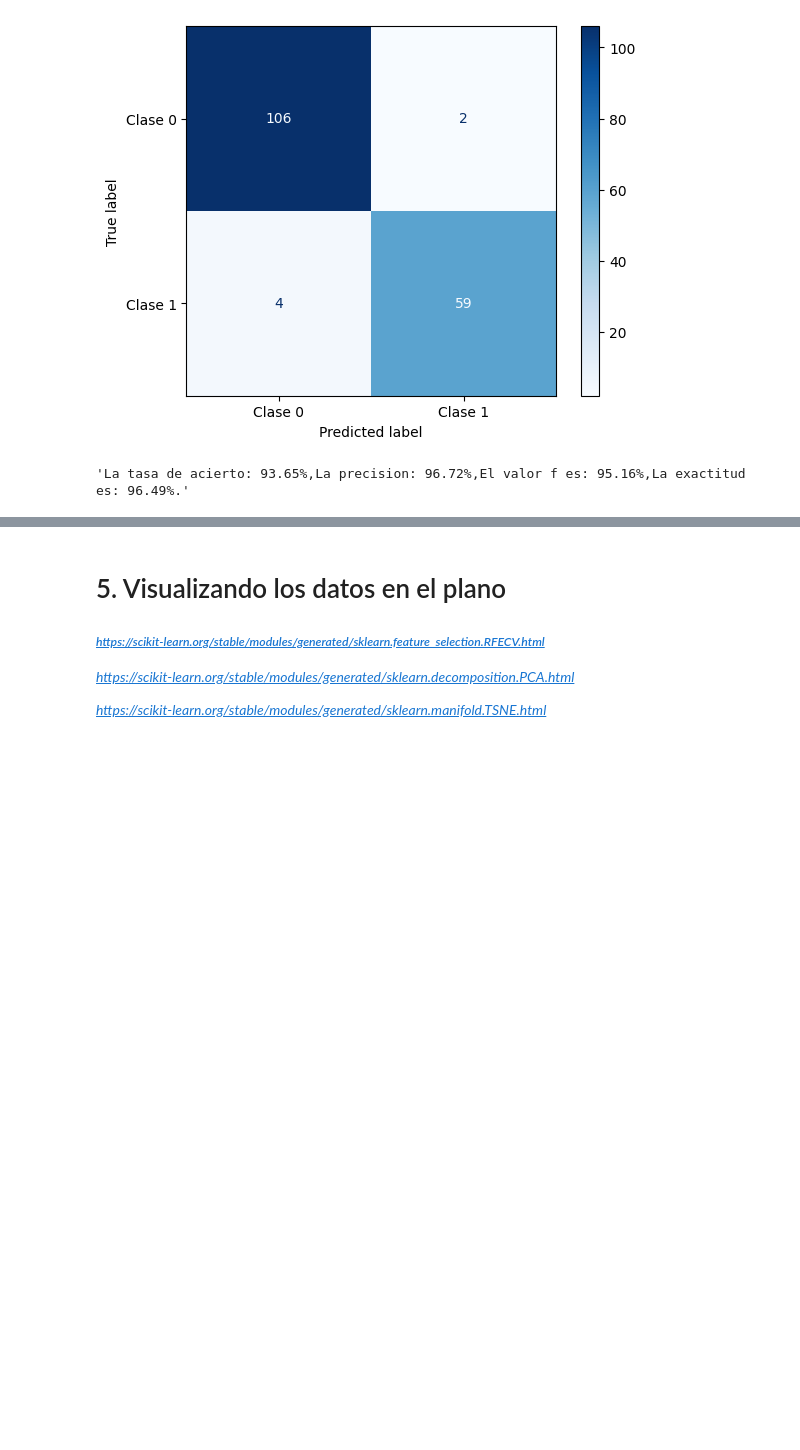
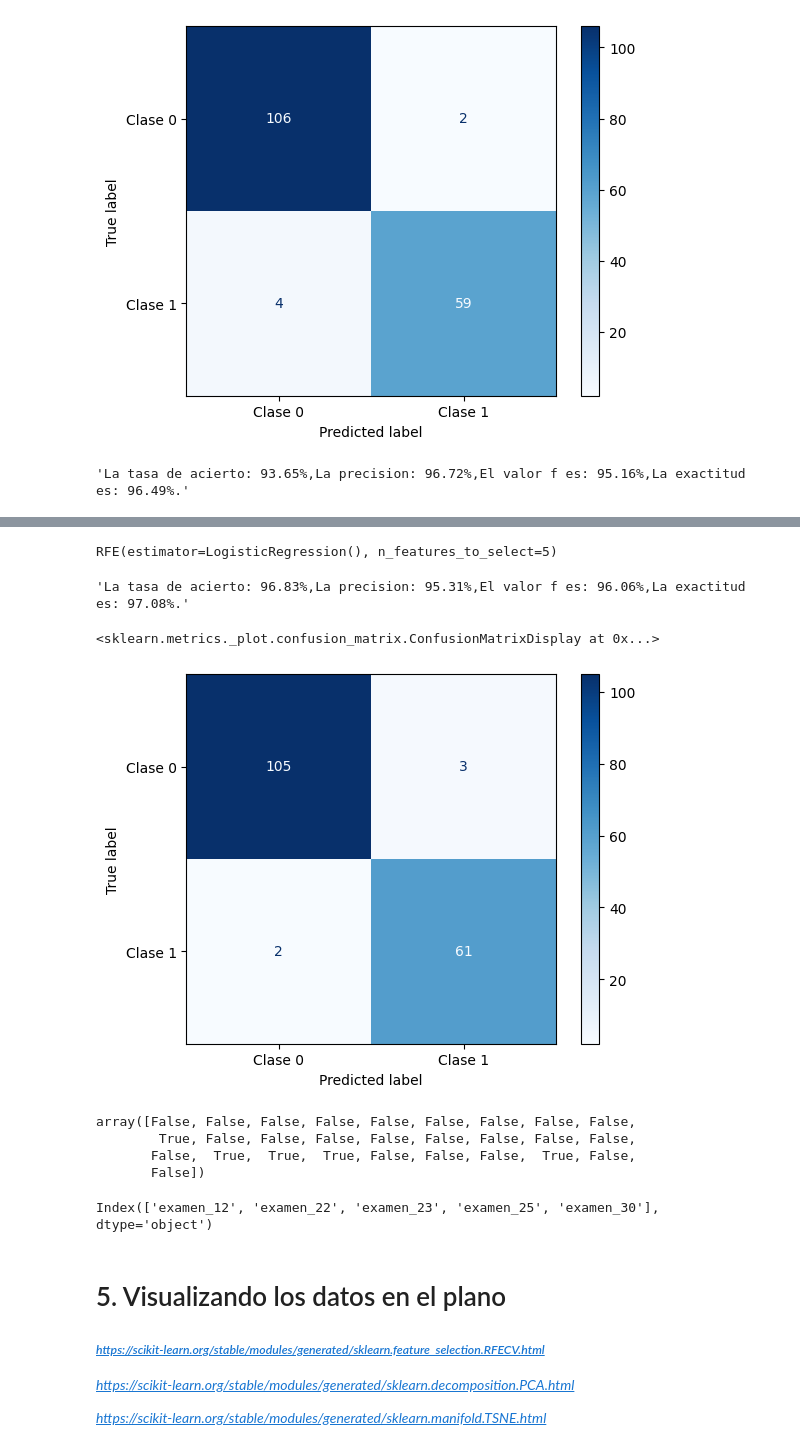
Before and after one commit to Ivan96LV/Machine_Learning, a Jupyter notebook: dimensionality_reduction.ipynb, the cells around one changed output, grey strips where cells are left out. Saved outputs shown, nothing was run; the diff lists cells and outputs as text; code cells hidden in the pictures; blank space fills up the shorter version.

```diff
--- a/dimensionality_reduction.ipynb
+++ b/dimensionality_reduction.ipynb
@@ -311,3 +308,34 @@ NameError: name 'train' is not defined
+# %%
+from sklearn.feature_selection import RFE
+x_train, x_test, y_train, y_test =train_test_split(x3,y,test_size=0.3,random_state=42)
+Logistic=LogisticRegression()
+Logistic.fit(x_train,y_train)
+rfe=RFE(estimator=Logistic,n_features_to_select=5,step=1)
+rfe.fit(x_train,y_train)
+# %% [output]
+RFE(estimator=LogisticRegression(), n_features_to_select=5)
+# %%
+rfe_train=rfe.transform(x_train)
+rfe_test =rfe.transform(x_test)
+seleccion(rfe_train, rfe_test)
+# %% [output]
+'La tasa de acierto: 96.83%,La precision: 95.31%,El valor f es: 96.06%,La exactitud es: 97.08%.'
+# %%
+ConfusionMatrixDisplay.from_estimator(Logistic, rfe_test, y_test, display_labels=['Clase 0', 'Clase 1'], cmap='Blues', values_format='d')
+# %% [output]
+<sklearn.metrics._plot.confusion_matrix.ConfusionMatrixDisplay at 0x...>
+[figure, added]
+# %%
+rfe.support_
+# %% [output]
+array([False, False, False, False, False, False, False, False, False,
+        True, False, False, False, False, False, False, False, False,
+       False,  True,  True,  True, False, False, False,  True, False,
+       False])
+# %%
+x3.columns[rfe.support_]
+# %% [output]
+Index(['examen_12', 'examen_22', 'examen_23', 'examen_25', 'examen_30'], dtype='object')
 # %% [markdown]
 # 5. Visualizando los datos en el plano
 
```
Also changed, not shown: parts of 17 cells of this notebook.
